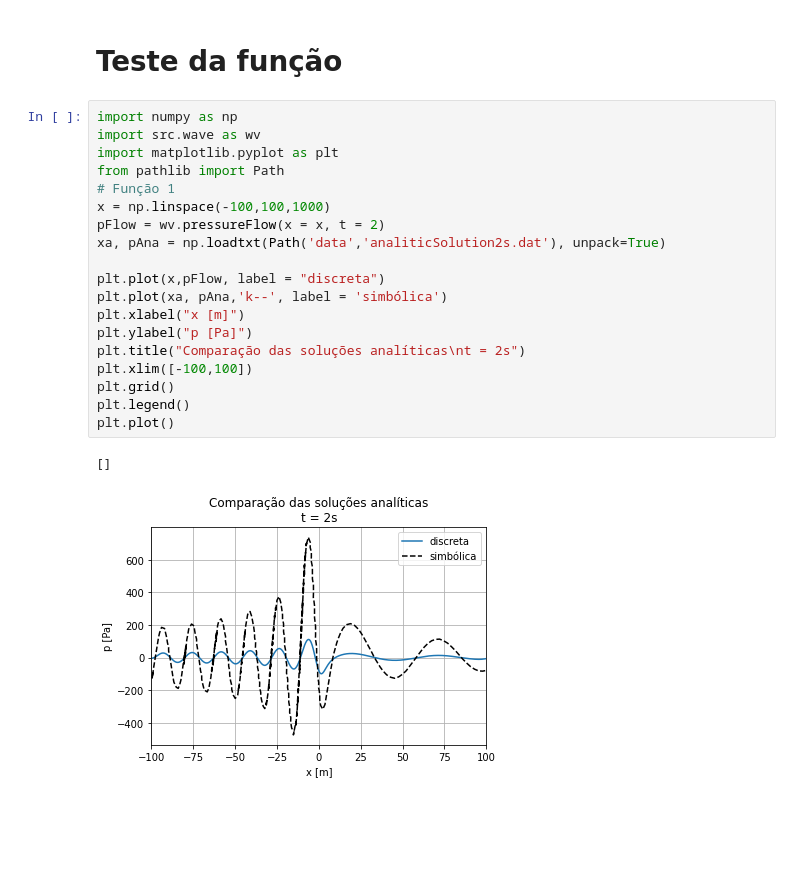
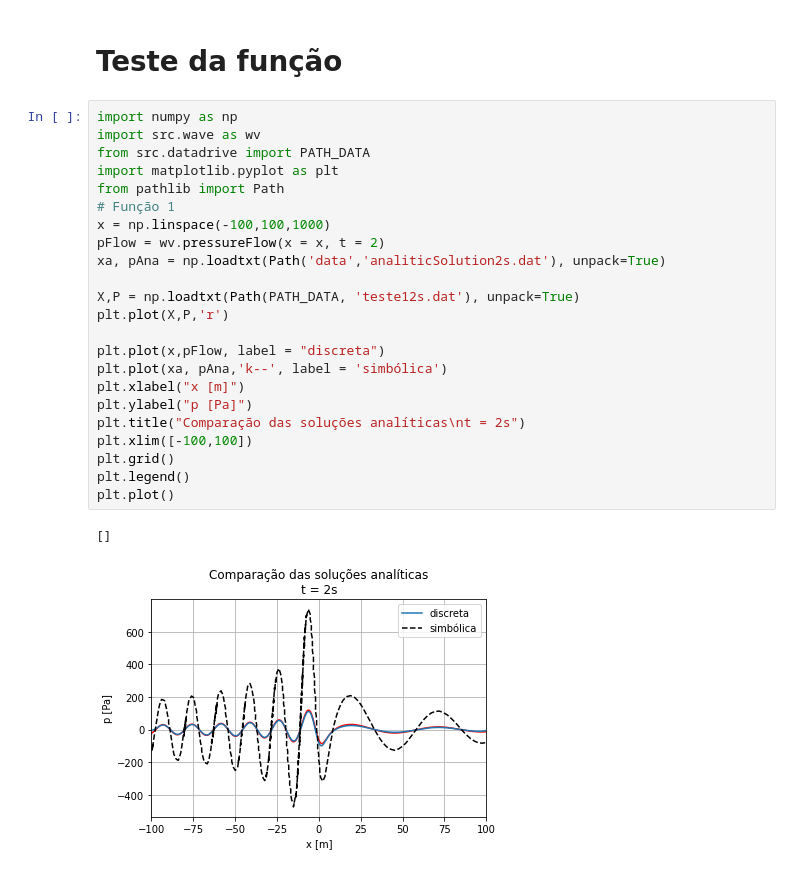
Before and after one commit to Widmark-Kaue/post-process-monopole, a Jupyter notebook: monopoleFlow.ipynb, the cells around one changed output. Cells and saved outputs as stored; diff of their text form; blank space fills up the shorter version.

```diff
--- a/monopoleFlow.ipynb
+++ b/monopoleFlow.ipynb
@@ -194,22 +194,26 @@ plt.show()
 # %%
 import numpy as np
 import src.wave as wv
+from src.datadrive import PATH_DATA
 import matplotlib.pyplot as plt
 from pathlib import Path
 # Função 1
 x = np.linspace(-100,100,1000)
 pFlow = wv.pressureFlow(x = x, t = 2)
 xa, pAna = np.loadtxt(Path('data','analiticSolution2s.dat'), unpack=True)
+
+X,P = np.loadtxt(Path(PATH_DATA, 'teste12s.dat'), unpack=True)
+plt.plot(X,P,'r')
 
 plt.plot(x,pFlow, label = "discreta")
 plt.plot(xa, pAna,'k--', label = 'simbólica')
 plt.xlabel("x [m]")
 plt.ylabel("p [Pa]")
 plt.title("Comparação das soluções analíticas\nt = 2s")
 plt.xlim([-100,100])
 plt.grid()
 plt.legend()
 plt.plot()
 # %% [output]
 []
-[figure, old version]
+[figure, new version]
```
